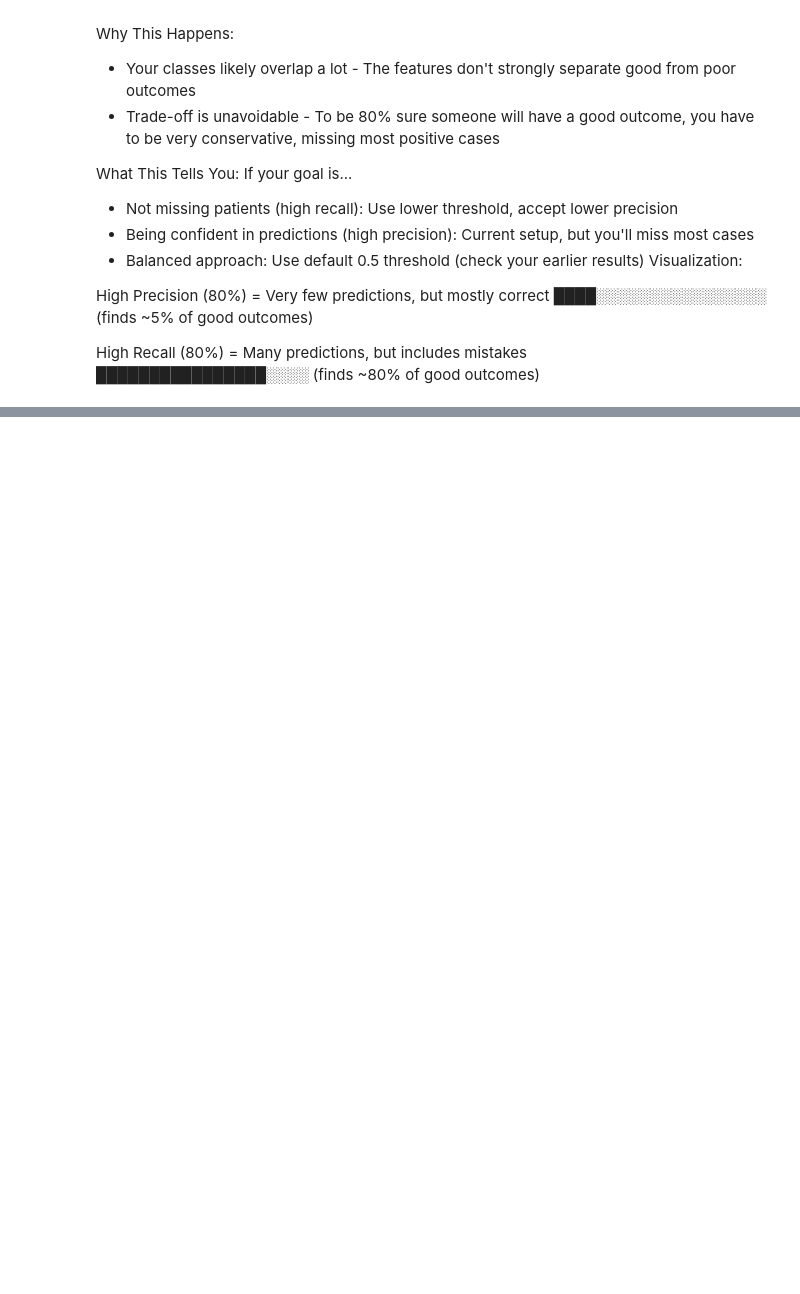
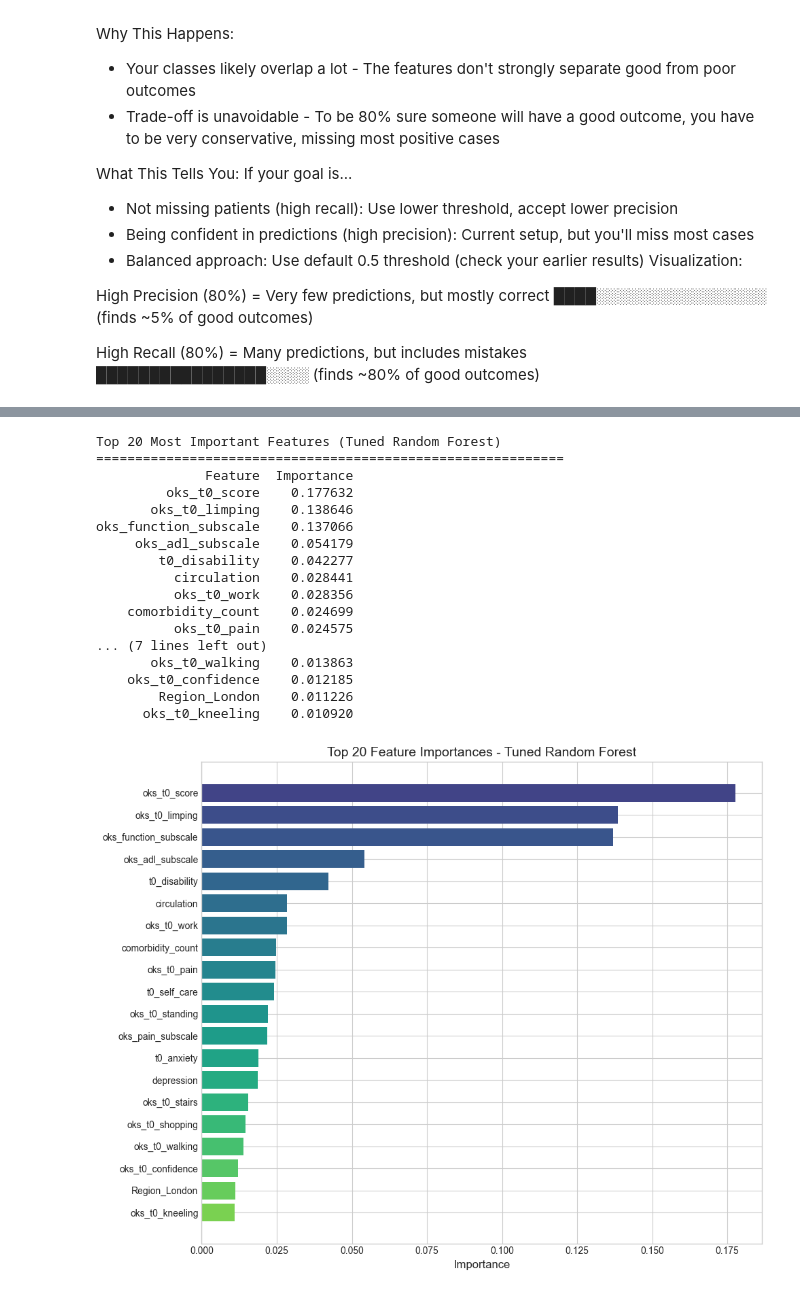
Before and after one commit to saras-audrius/EAISI-Group-Project---NHS, a Jupyter notebook: code/Models Yvonne.ipynb, the cells around one changed output, grey strips where cells are left out. Saved outputs shown, nothing was run; the diff lists cells and outputs as text; code cells hidden in the pictures; blank space fills up the shorter version.

```diff
--- a/code/Models Yvonne.ipynb
+++ b/code/Models Yvonne.ipynb
@@ -1073,0 +1671,48 @@ High Recall (80%)    = Many predictions, but includes mistakes
+# %%
+# Step 15h: Feature Importances from Tuned Random Forest
+# =======================================================
+# Let's see which features the tuned model considers most important
+
+# Get feature importances from the tuned model
+rf_model = best_rf_model.named_steps['model']
+feature_importances = rf_model.feature_importances_
+
+# Create DataFrame and sort
+importance_df = pd.DataFrame({
+    'Feature': X_train.columns,
+    'Importance': feature_importances
+}).sort_values('Importance', ascending=False)
+
+print("Top 20 Most Important Features (Tuned Random Forest)")
+print("=" * 60)
+print(importance_df.head(20).to_string(index=False))
+
+# Visualize top 20 features
+fig, ax = plt.subplots(figsize=(10, 8))
+top_20 = importance_df.head(20)
+colors = plt.cm.viridis(np.linspace(0.2, 0.8, len(top_20)))
+ax.barh(top_20['Feature'], top_20['Importance'], color=colors)
+ax.set_xlabel('Importance', fontsize=12)
+ax.set_title('Top 20 Feature Importances - Tuned Random Forest', fontsize=14)
+ax.invert_yaxis()
+plt.tight_layout()
+plt.show()
+# %% [output]
+Top 20 Most Important Features (Tuned Random Forest)
+============================================================
+              Feature  Importance
+         oks_t0_score    0.177632
+       oks_t0_limping    0.138646
+oks_function_subscale    0.137066
+     oks_adl_subscale    0.054179
+        t0_disability    0.042277
+          circulation    0.028441
+          oks_t0_work    0.028356
+    comorbidity_count    0.024699
+          oks_t0_pain    0.024575
+... (7 lines left out)
+       oks_t0_walking    0.013863
+    oks_t0_confidence    0.012185
+        Region_London    0.011226
+      oks_t0_kneeling    0.010920
+[figure, added]
```
Also changed, not shown: parts of 36 cells of this notebook.
